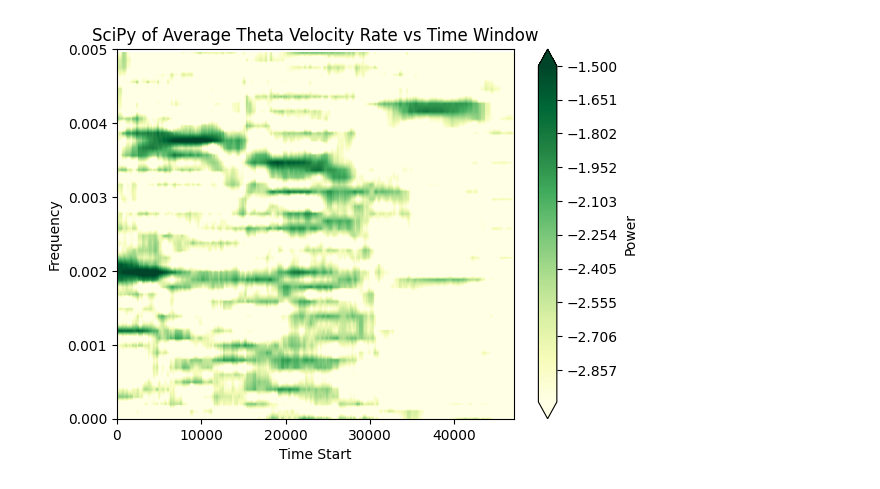
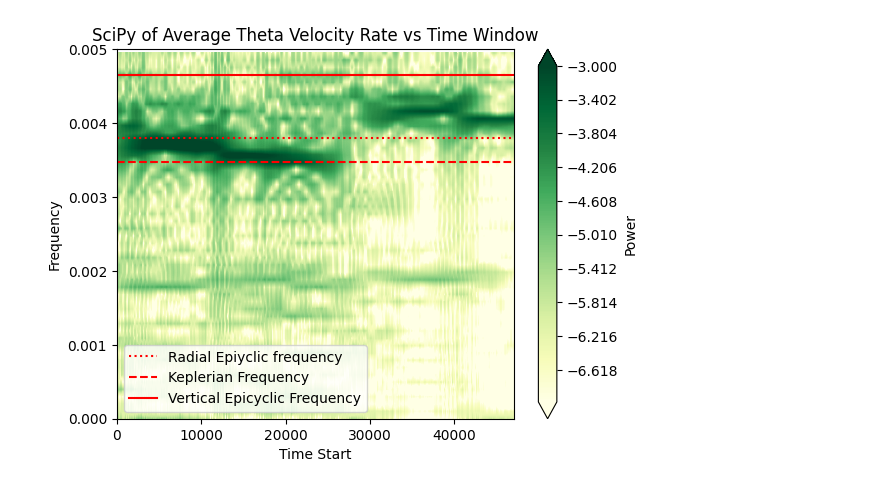
Before and after one commit to AzaleaSh/Variability-in-Black-Holes, a Jupyter notebook: intermediate-power-spectrum.ipynb, the cells around one changed output. Cells and saved outputs as stored; diff of their text form; code cells hidden in the pictures.

```diff
--- a/intermediate-power-spectrum.ipynb
+++ b/intermediate-power-spectrum.ipynb
@@ -7,7 +7,7 @@ import pandas as pd
 
 df = pd.read_csv('/workspaces/Variability-in-Black-Holes/data/AvgVtheta', sep = '\t', header=None, names = ['time', 'radius', 'mdot'])
 
-df = df.loc[df['radius'] == 2.00393e+00]
+df = df.loc[df['radius'] == 1.00301e+01]
 times = df.time.unique()
 timemin = times[0:471]
 timemax = times[100:571]
@@ -17,32 +17,44 @@ fftls_data = []
 
 freq = rfftfreq(101, 100)
 
 def main(min, max, df):
   df = df.loc[(df['time'] >= min) & (df['time'] <= max)]
   variable_array = np.array(df['mdot'])
   power = rfft(variable_array)
   fft_data.append(power)
   frequency, power2 = LombScargle(df['time'], variable_array).autopower()
   fftls_data.append(power2)
   return frequency
 
 
 for time1, time2 in zip(timemin, timemax):
   freq2 = main(time1, time2, df)
 
 fft_df = pd.DataFrame(fft_data)
 fft_df = fft_df.transpose()
 fftls_df = pd.DataFrame(fftls_data)
 fftls_df = fftls_df.transpose()
 
 
+radiidf = 1.00201e+1
+a = .9
+keplerian_value = 1/(1.00201e+1**1.5 + a)
+keplerian_freq = (keplerian_value/ (2** np.pi))
+rad_epicyclic_freq = np.sqrt((1- 6/radiidf + 8*a /(radiidf**1.5) - 3 * a ** 2 / (radiidf ** 2))) * keplerian_value / (2* np.pi)
+verticl_freq = np.sqrt(keplerian_value ** 2 * (1- (4*a / (radiidf**1.5)) + 3* a * a / (radiidf **2))) / (2* np.pi)
+
+
 plt.figure()
 plt.title('SciPy of Average Theta Velocity Rate vs Time Window')
 plt.xlabel('Time Start')
 plt.ylabel('Frequency')
+plt.axhline(rad_epicyclic_freq, label = 'Radial Epiyclic frequency', linestyle = ':', c = 'red')
+plt.axhline(keplerian_freq, label = 'Keplerian Frequency', linestyle = '--', c = 'red')
+plt.axhline(verticl_freq, label = 'Vertical Epicyclic Frequency', linestyle = '-', c = 'red')
+plt.legend()
 plt.ylim(0, 0.005)
-plt.contourf(timemin, freq, np.log(fft_df), cmap='YlGn', extend = 'both', levels = np.linspace(-3, -1.5, 200))
+plt.contourf(timemin, freq, np.log(fft_df), cmap='YlGn', extend = 'both', levels = (np.linspace(-7, -3, 200)))
 plt.colorbar(label = 'Power')
 plt.show()
 # %% [output]
-[figure, old version]
+[figure, new version]
```
